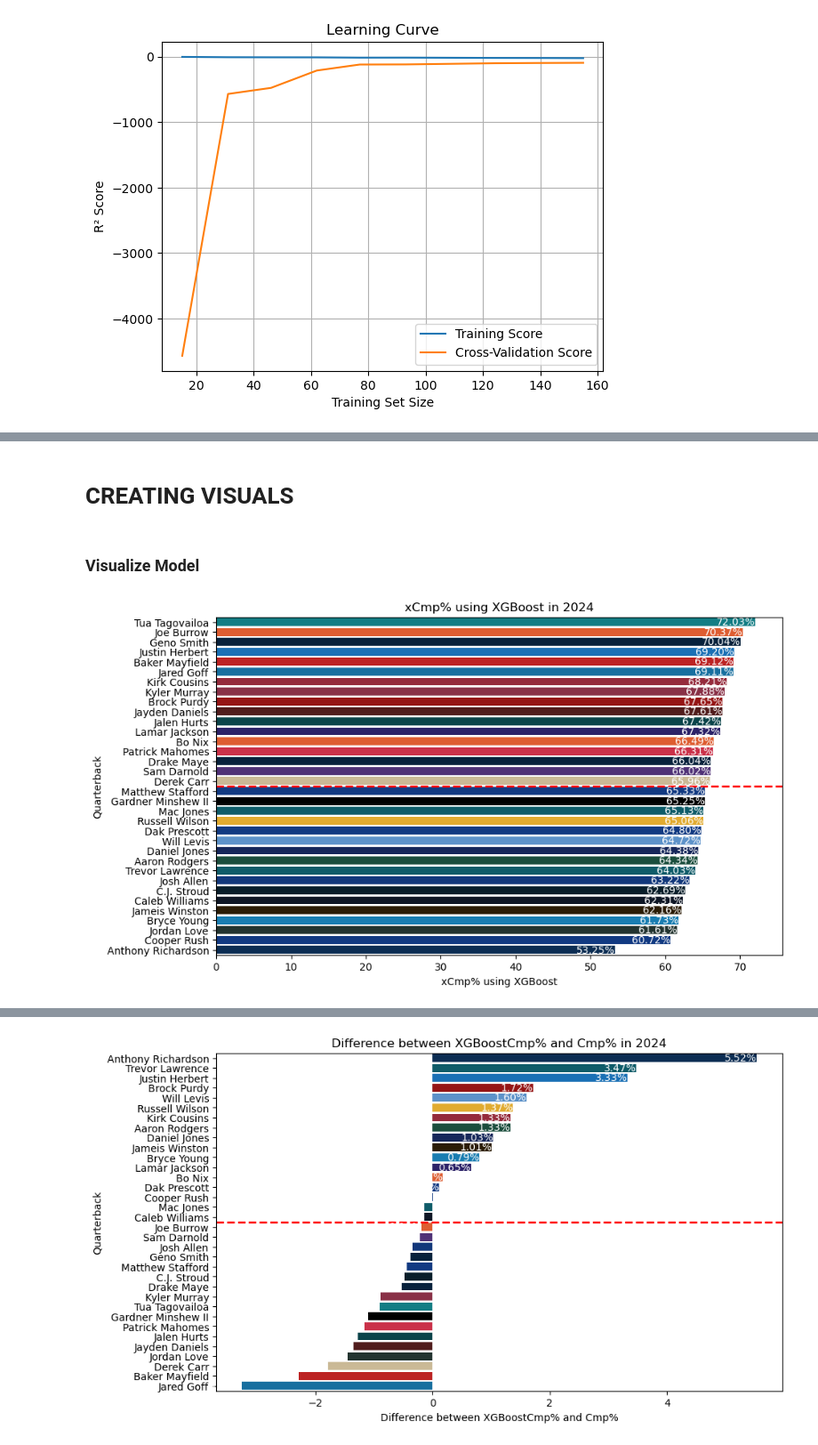
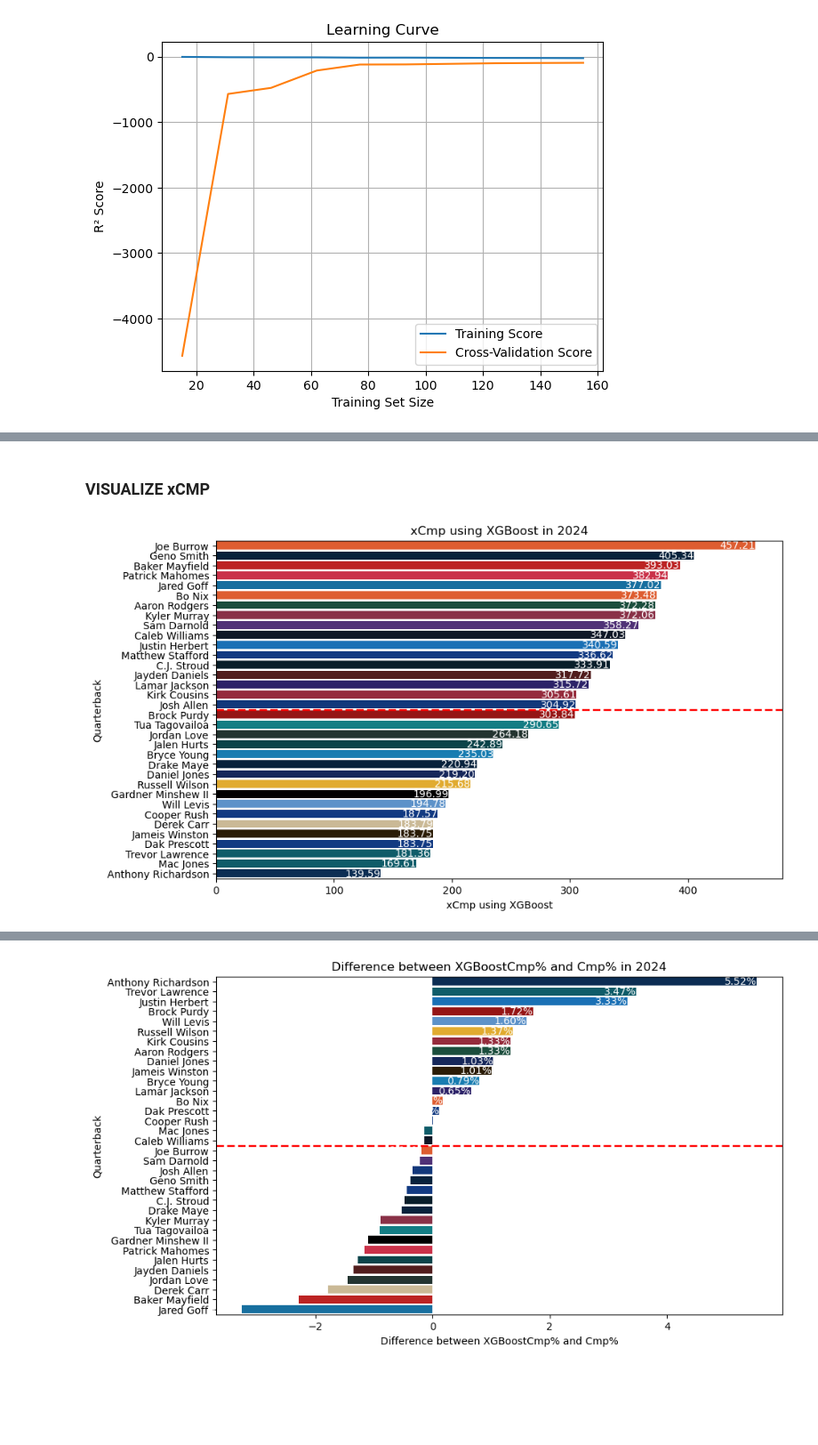
Before and after one commit to Stat-Wars/xCmp, a Jupyter notebook: xCmp.ipynb, the cells around one changed output, grey strips where cells are left out. Shown at 89% size. Saved outputs shown, nothing was run; the diff lists cells and outputs as text; code cells hidden in the pictures; blank space fills up the shorter version.

```diff
--- a/xCmp.ipynb
+++ b/xCmp.ipynb
@@ -348,13 +312,27 @@ for x in years:
 # %% [markdown]
-# CREATING VISUALS
+### VISUALIZE xCMP
-# %% [markdown]
-### Visualize Model
+# %%
+# Create new columns for visuals based on new data from the model
+
+
+xCmp_data['cmpPct'] = (xCmp_data['pass_cmp']/xCmp_data['pass_att'])
+
+xCmp_data['xAtt'] = xCmp_data['pass_att'] - xCmp_data['pass_spikes']
+
+xCmp_data['xCmp'] = xgbCmp_model.predict(X)
+
+xCmp_data['xCmpPct'] = (xCmp_data['xCmp']/xCmp_data['xAtt']) * 100
+
+xCmp_data['xCmpPctDiff'] = (xCmp_data['xCmpPct'] - xCmp_data['cmpPct'])
+
+xCmp_data['xCmpDiff'] = xCmp_data['xCmp'] - xCmp_data['pass_cmp']
 # %%
-# Filter model data so it's 2024
+# Filter data to 2024 stats
 
-data24 = data_total[data_total['Season'] == "2024"]
+data24 = xCmp_data[xCmp_data['Season'] == "2024"]
-# %%
-
-xCmp24LinReg = statGrapher(data24, 'xgbCmpPct', 'xCmp% using XGBoost')
-# %% [output]
-[figure, removed]
+# %%
+xCmp24_graph = statGrapher(data24, 'xCmp', 'xCmp using XGBoost', pct=False)
+
+# Consider rounding/truncating decimals
+# %% [output]
+[figure, added]
```
Also changed, not shown: parts of 54 cells of this notebook, 6 other files.
